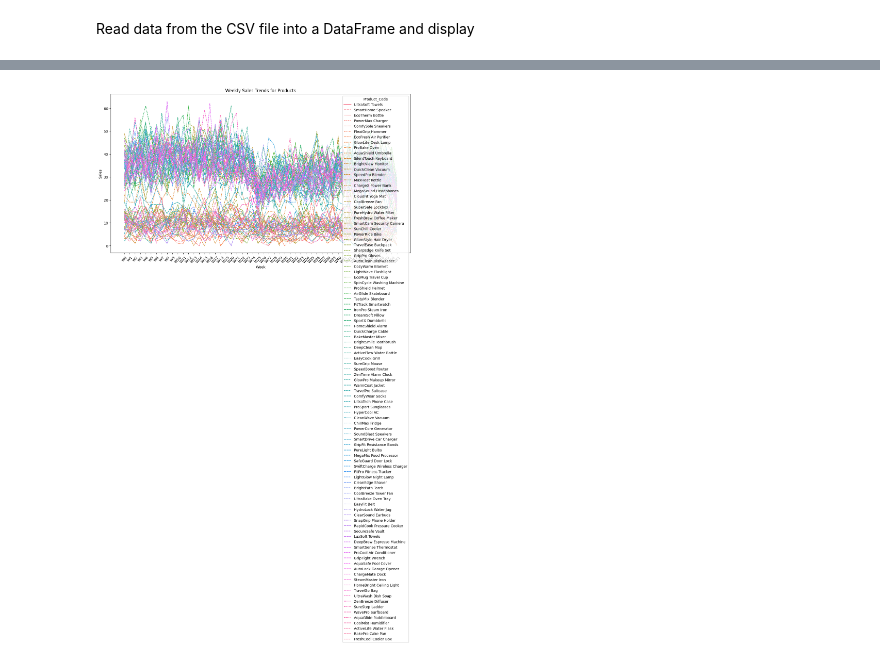
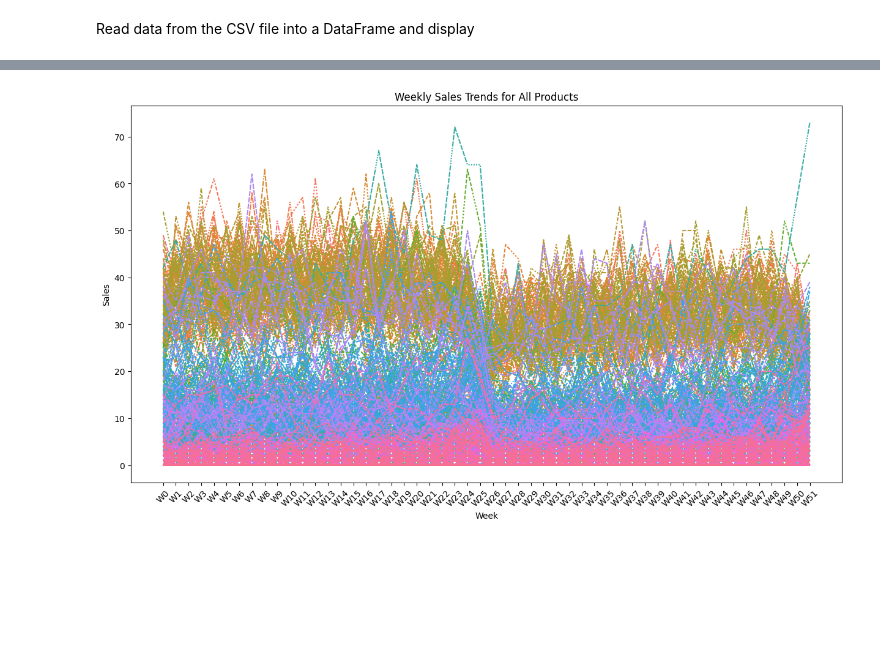
Before and after one commit to bbrims/COMSC230-Presentation, a Jupyter notebook: COMSC230-Presentation.ipynb, the cells around one changed output, grey strips where cells are left out. Drawn from its saved outputs; the diff is of its cells as text; code cells hidden in the pictures; blank space fills up the shorter version.

Commit message:
New graphs
Should be final commit, unless new graphs or something comes up

```diff
--- a/COMSC230-Presentation.ipynb
+++ b/COMSC230-Presentation.ipynb
@@ -48 +19,35 @@ product_data_52_weeks['Product_Code'] = fake_product_names
+# %%
+# Define lists of adjectives and product types
+adjectives = [
+    "Ultra", "Smart", "Eco", "Power", "Comfy", "Flexi", "Mega", "Bright", "Quick", "Max",
+    "Silent", "Fresh", "Speed", "Cloud", "Pure", "Safe", "Glow", "Hyper", "Active", "Clean",
+    "Pro", "Fit", "Charge", "Aqua", "Super", "Cool", "Warm", "Grip", "Auto", "Travel", "Secure"
+]
+
+product_types = [
+    "Towels", "Speaker", "Bottle", "Charger", "Sneakers", "Hammer", "Air Purifier", "Desk Lamp",
+    "Oven", "Umbrella", "Keyboard", "Monitor", "Vacuum", "Blender", "Kettle", "Power Bank",
+    "Headphones", "Yoga Mat", "Fan", "Lockbox", "Water Filter", "Coffee Maker", "Camera", "Cooler",
+    "Bike", "Hair Dryer", "Backpack", "Knife Set", "Gloves", "Dishwasher", "Blanket", "Flashlight",
+    "Travel Cup", "Washing Machine", "Helmet", "Skateboard", "Mixer", "Pillow", "Dumbbells",
+    "Alarm", "Mouse", "Router", "Clock", "Jacket", "Socks", "Phone Case", "Sunglasses", "Fridge",
+    "Generator", "Speakers", "Car Charger", "Resistance Bands", "Bulbs", "Food Processor", "Lock",
+    "Wireless Charger", "Fitness Tracker", "Lamp", "Shaver", "Torch", "Humidifier", "Water Flask",
+    "Cake Pan", "Cooler Box", "Diffuser", "Ladder", "Surfboard", "Paddleboard", "Dish Soap",
+    "Iron", "Bag", "Dish Soap", "Thermostat", "Air Conditioner", "Garage Opener"
+]
+# %%
+# Generate unique product names by combining adjectives and product types
+unique_product_names = set()
+while len(unique_product_names) < len(product_data_52_weeks):
+    adjective = random.choice(adjectives)
+    product_type = random.choice(product_types)
+    product_name = f"{adjective} {product_type}"
+    unique_product_names.add(product_name)
+
+# Convert the set to a list
+unique_product_names_list = list(unique_product_names)
+
+# Assign the generated names to the Product_Code column
+product_data_52_weeks['Product_Code'] = unique_product_names_list[:len(product_data_52_weeks)]
 # %%
@@ -73,11 +176,10 @@ product_data_52_weeks
 # %%
-# Plot sales trends for all products
 plt.figure(figsize=(15, 8))
-sns.lineplot(data=product_data_52_weeks.set_index('Product_Code').T)
-plt.title('Weekly Sales Trends for Products')
+sns.lineplot(data=product_data_52_weeks.set_index('Product_Code').T, legend=False)
+plt.title('Weekly Sales Trends for All Products')
 plt.xlabel('Week')
 plt.ylabel('Sales')
 plt.xticks(rotation=45)
 plt.show()
 # %% [output]
-[figure, old version]
+[figure, new version]
```
Also changed, not shown: parts of 18 cells of this notebook.
